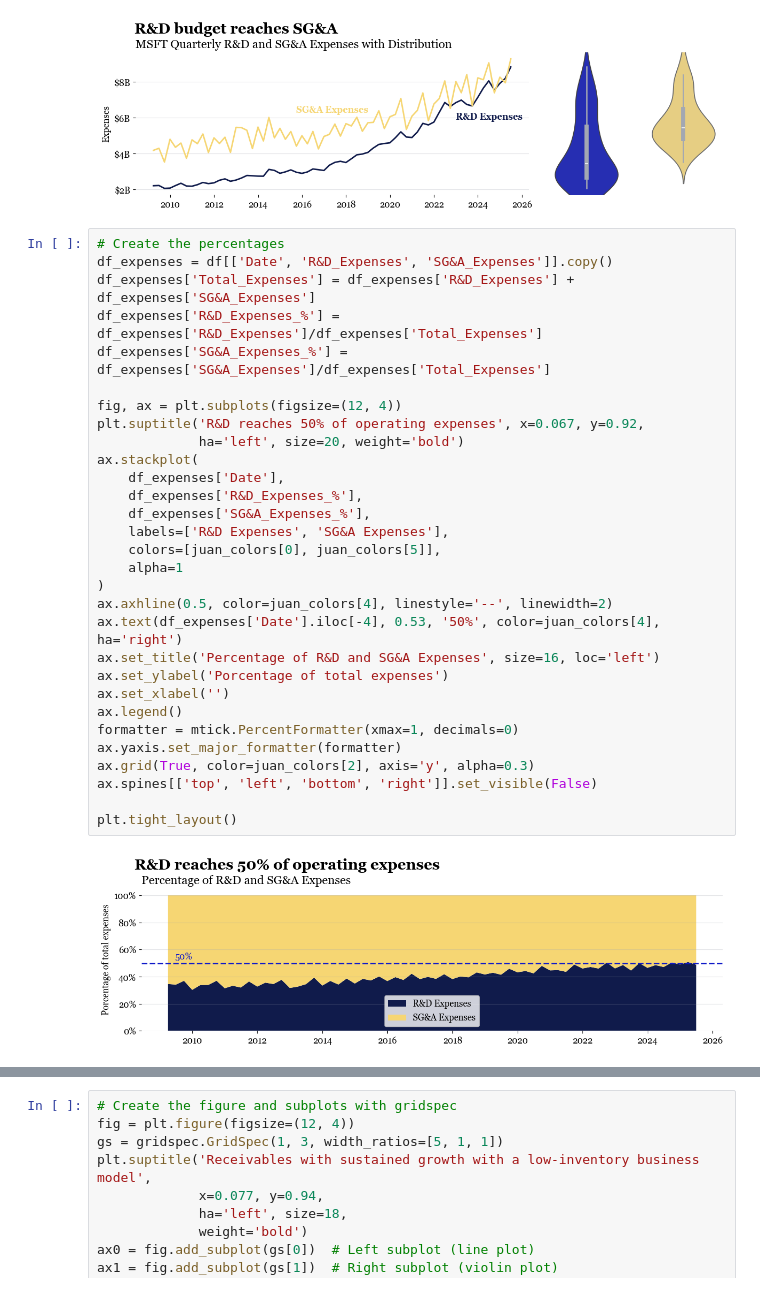
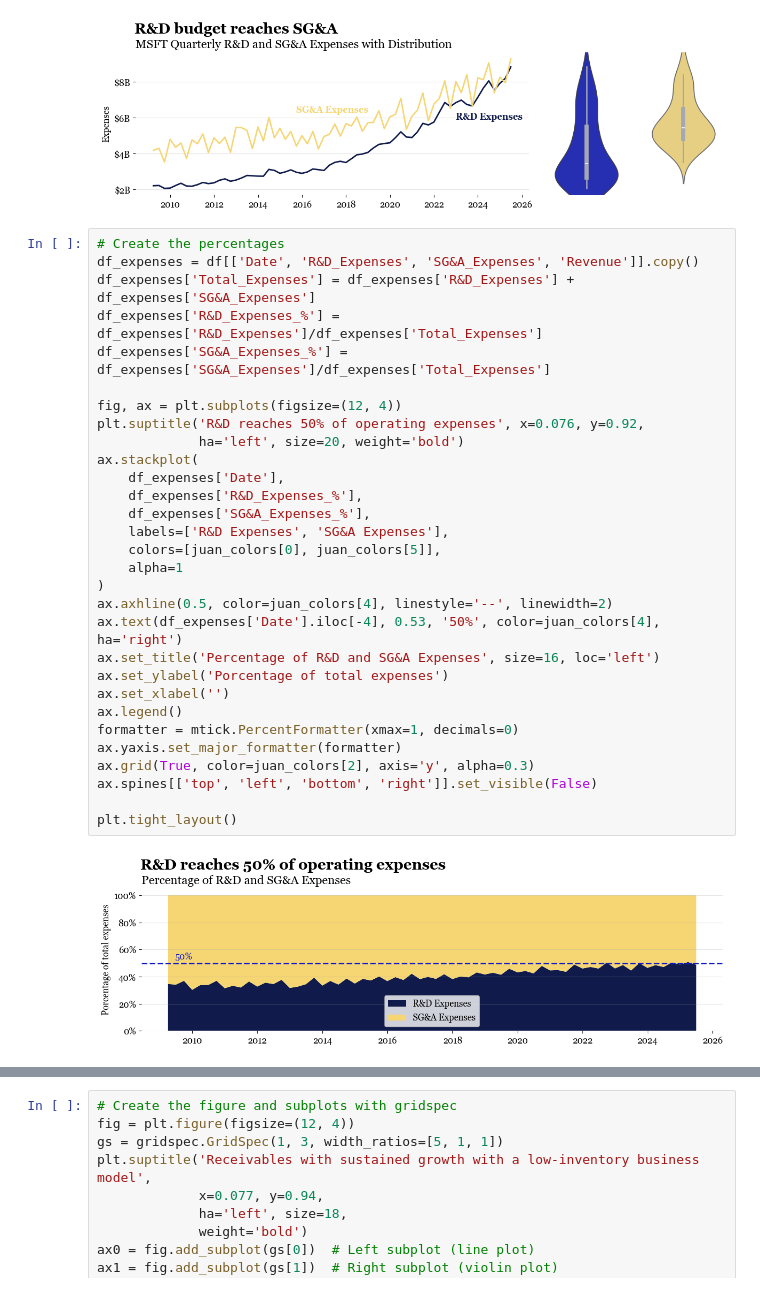
Before and after one commit to juanramosdataexpert/MSFT-EBITDA-Regression-Studio, a Jupyter notebook: Notebooks/EDA.ipynb, the cells around one changed output, grey strips where cells are left out. Drawn from its saved outputs; the diff is of its cells as text.

```diff
--- a/Notebooks/EDA.ipynb
+++ b/Notebooks/EDA.ipynb
@@ -333,34 +349,34 @@ plt.show()
 [figure]
 # %%
 # Create the percentages
-df_expenses = df[['Date', 'R&D_Expenses', 'SG&A_Expenses']].copy()
+df_expenses = df[['Date', 'R&D_Expenses', 'SG&A_Expenses', 'Revenue']].copy()
 df_expenses['Total_Expenses'] = df_expenses['R&D_Expenses'] + df_expenses['SG&A_Expenses']
 df_expenses['R&D_Expenses_%'] = df_expenses['R&D_Expenses']/df_expenses['Total_Expenses']
 df_expenses['SG&A_Expenses_%'] = df_expenses['SG&A_Expenses']/df_expenses['Total_Expenses']
 
 fig, ax = plt.subplots(figsize=(12, 4))
-plt.suptitle('R&D reaches 50% of operating expenses', x=0.067, y=0.92,
+plt.suptitle('R&D reaches 50% of operating expenses', x=0.076, y=0.92,
              ha='left', size=20, weight='bold')
 ax.stackplot(
     df_expenses['Date'],
     df_expenses['R&D_Expenses_%'],
     df_expenses['SG&A_Expenses_%'],
     labels=['R&D Expenses', 'SG&A Expenses'],
     colors=[juan_colors[0], juan_colors[5]],
     alpha=1
 )
 ax.axhline(0.5, color=juan_colors[4], linestyle='--', linewidth=2)
 ax.text(df_expenses['Date'].iloc[-4], 0.53, '50%', color=juan_colors[4], ha='right')
 ax.set_title('Percentage of R&D and SG&A Expenses', size=16, loc='left')
 ax.set_ylabel('Porcentage of total expenses')
 ax.set_xlabel('')
 ax.legend()
 formatter = mtick.PercentFormatter(xmax=1, decimals=0)
 ax.yaxis.set_major_formatter(formatter)
 ax.grid(True, color=juan_colors[2], axis='y', alpha=0.3)
 ax.spines[['top', 'left', 'bottom', 'right']].set_visible(False)
 
 plt.tight_layout()
 # %% [output]
-[figure, old version]
+[figure, new version]
 # %% [markdown]
```
Also changed, not shown: parts of 13 cells of this notebook.
